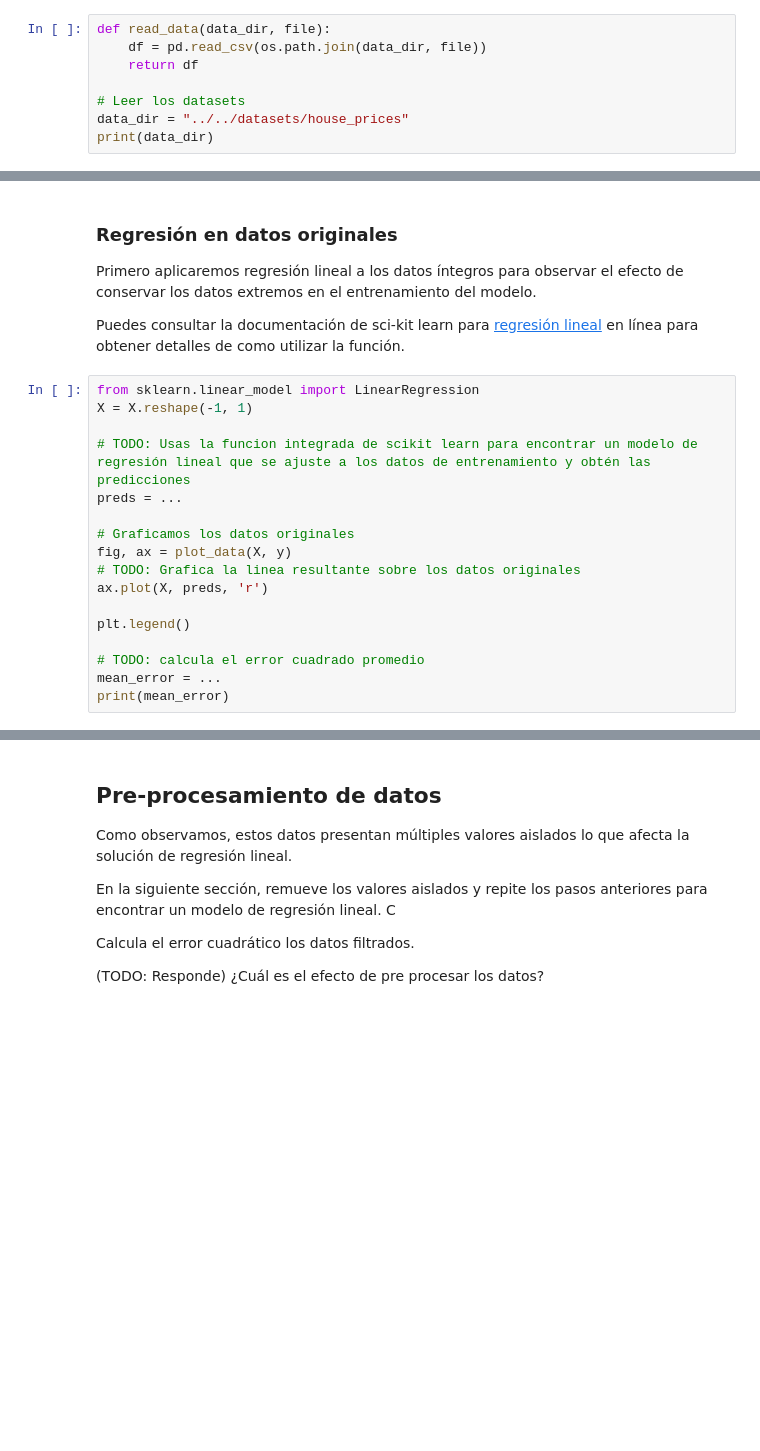
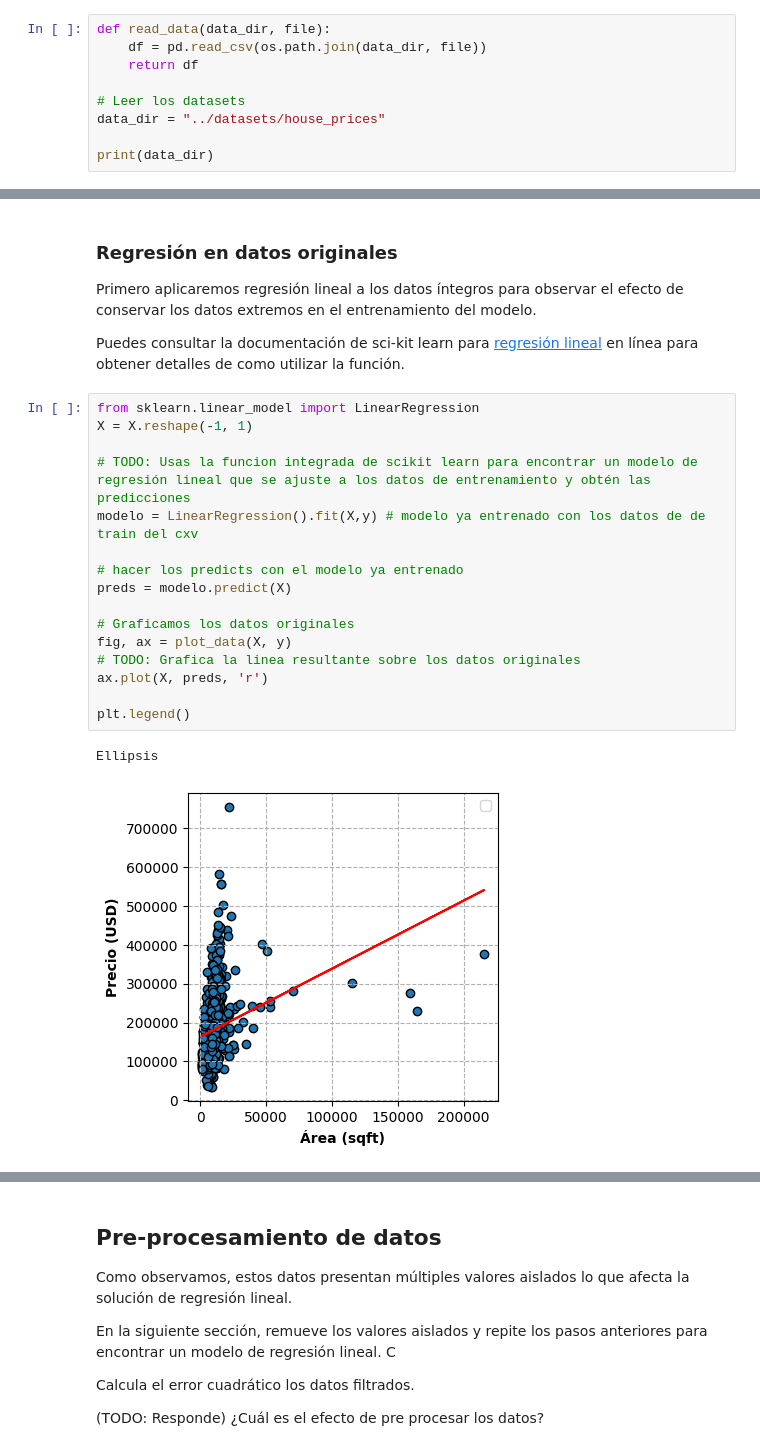
Before and after one commit to Derek-Bltrn/ML26_PXNDX_MADERO, a Jupyter notebook: src/ml26/E03_LinearReg/linear_regression_Gustavo.ipynb, the cells around one changed output, grey strips where cells are left out. Drawn from its saved outputs; the diff is of its cells as text; blank space fills up the shorter version.

```diff
--- a/src/ml26/E03_LinearReg/linear_regression_Gustavo.ipynb
+++ b/src/ml26/E03_LinearReg/linear_regression_Gustavo.ipynb
@@ -154,6 +154,7 @@ def read_data(data_dir, file):
     return df
 
 # Leer los datasets
-data_dir = "../../datasets/house_prices"
+data_dir = "../datasets/house_prices"
+
 print(data_dir)
 # %% [output]
@@ -205,17 +208,19 @@ Puedes consultar la documentación de sci-kit learn para  [regresión lineal](ht
 # %%
 from sklearn.linear_model import LinearRegression
 X = X.reshape(-1, 1)
 
 # TODO: Usas la funcion integrada de scikit learn para encontrar un modelo de regresión lineal que se ajuste a los datos de entrenamiento y obtén las predicciones
-preds = ...
+modelo = LinearRegression().fit(X,y) # modelo ya entrenado con los datos de de train del cxv
+
+# hacer los predicts con el modelo ya entrenado
+preds = modelo.predict(X)
 
 # Graficamos los datos originales
 fig, ax = plot_data(X, y)
 # TODO: Grafica la linea resultante sobre los datos originales
 ax.plot(X, preds, 'r')
 
 plt.legend()
-
-# TODO: calcula el error cuadrado promedio
-mean_error = ...
-print(mean_error)
+# %% [output]
+Ellipsis
+[figure, added]
```
Also changed, not shown: parts of 4 cells of this notebook.
